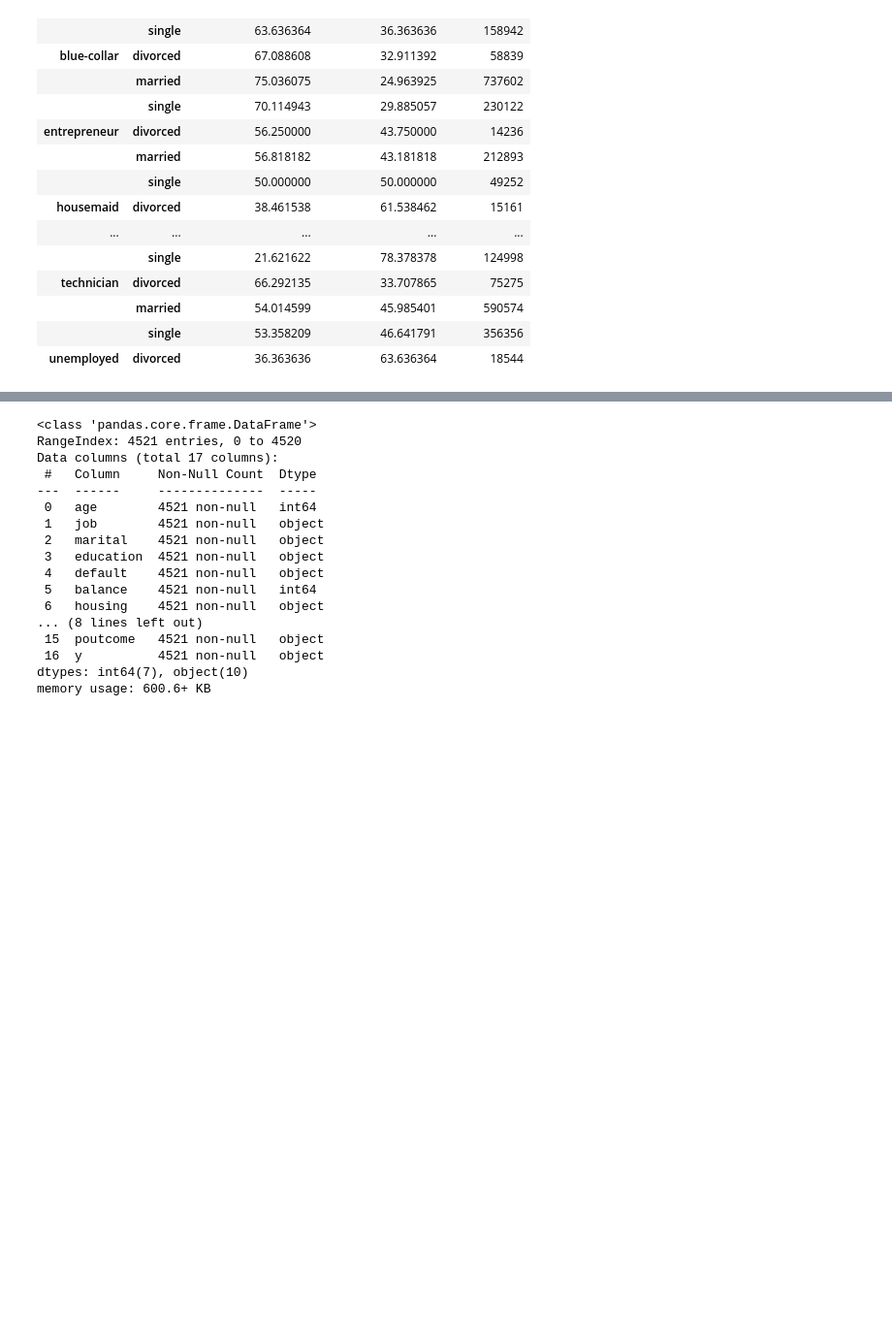
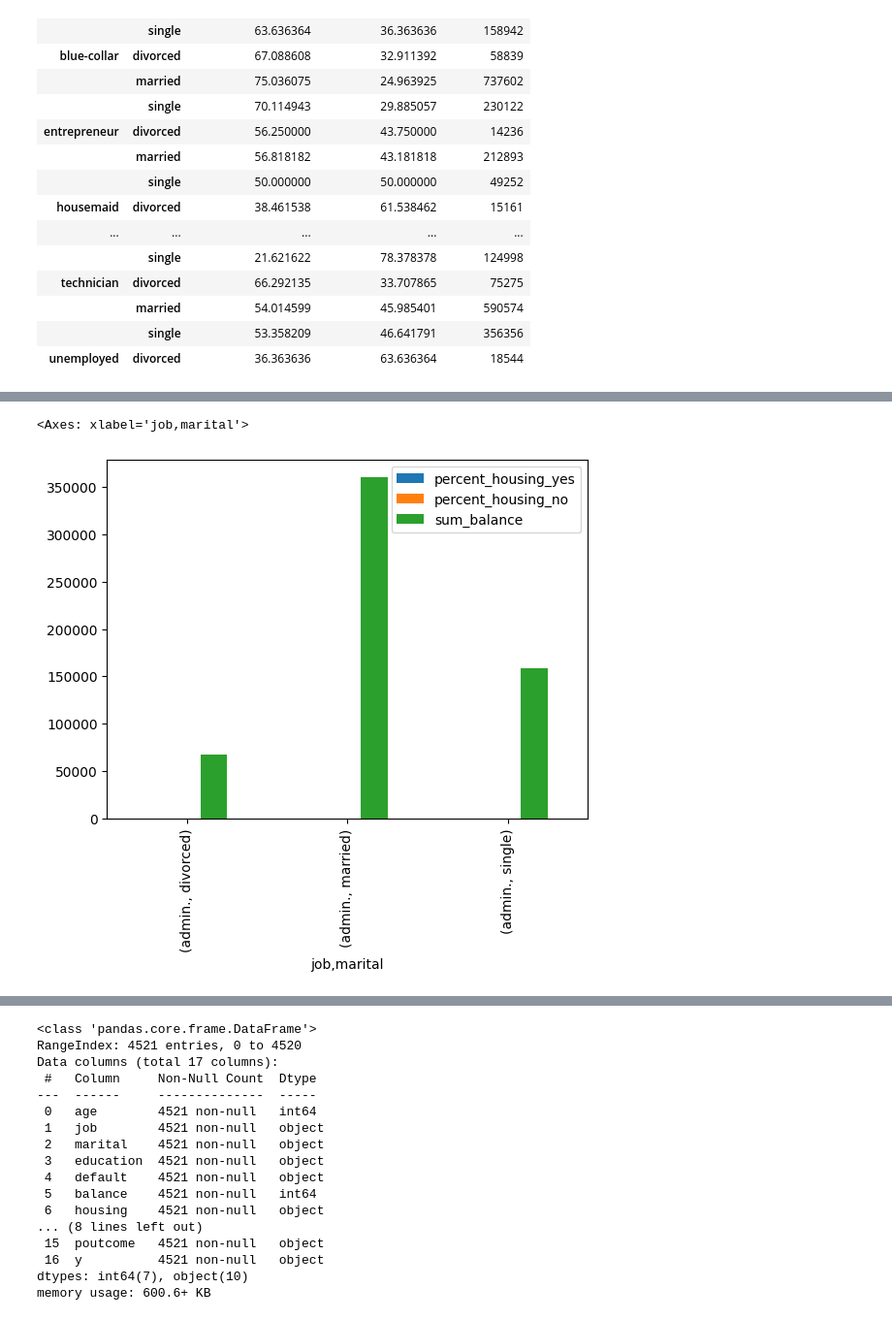
Before and after one commit to crixtiam/python-begginers, a Jupyter notebook: json-database/analisis_datos_pd.ipynb, the cells around one changed output, grey strips where cells are left out. Shown: that part at 97% size. Drawn from its saved outputs; the diff is of its cells as text; code cells hidden in the pictures; blank space fills up the shorter version.

```diff
--- a/json-database/analisis_datos_pd.ipynb
+++ b/json-database/analisis_datos_pd.ipynb
@@ -772,0 +795,9 @@ result_data.head(30)
+# %%
+lista_puestos = []
+lista_estados = []
+for i in result_data.index:
+    lista_puestos.append(i[0])
+    lista_estados.append(i[1])
+# %%
+result_data['job'] = lista_puestos
+result_data['marital'] = lista_estados
@@ -772,0 +814,5 @@ result_data.head(30)
+# %%
+result_data.query('job == "admin."').plot(kind='bar')
+# %% [output]
+<Axes: xlabel='job,marital'>
+[figure, added]
```
Also changed, not shown: parts of 18 cells of this notebook, 3 other files.
